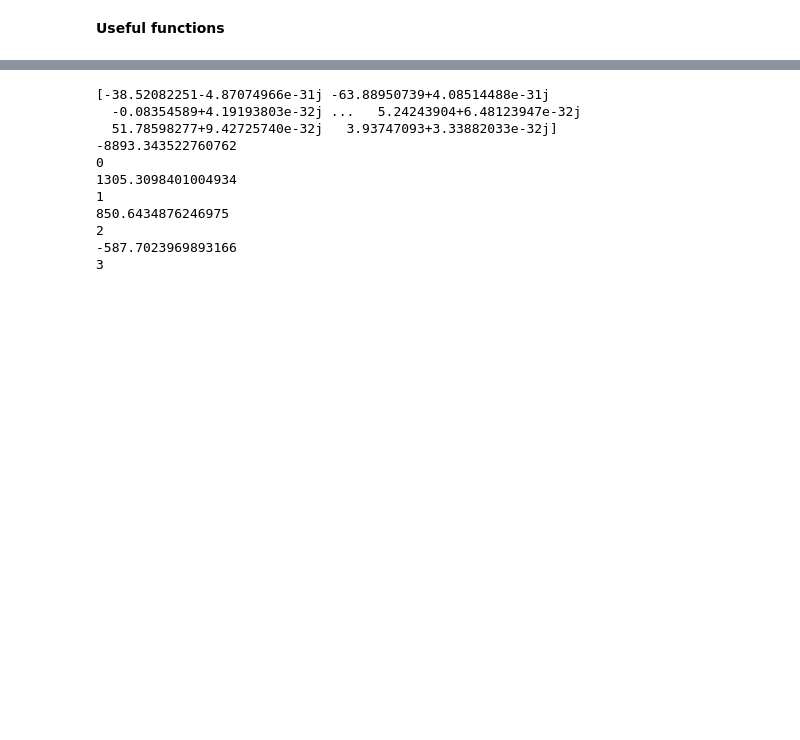
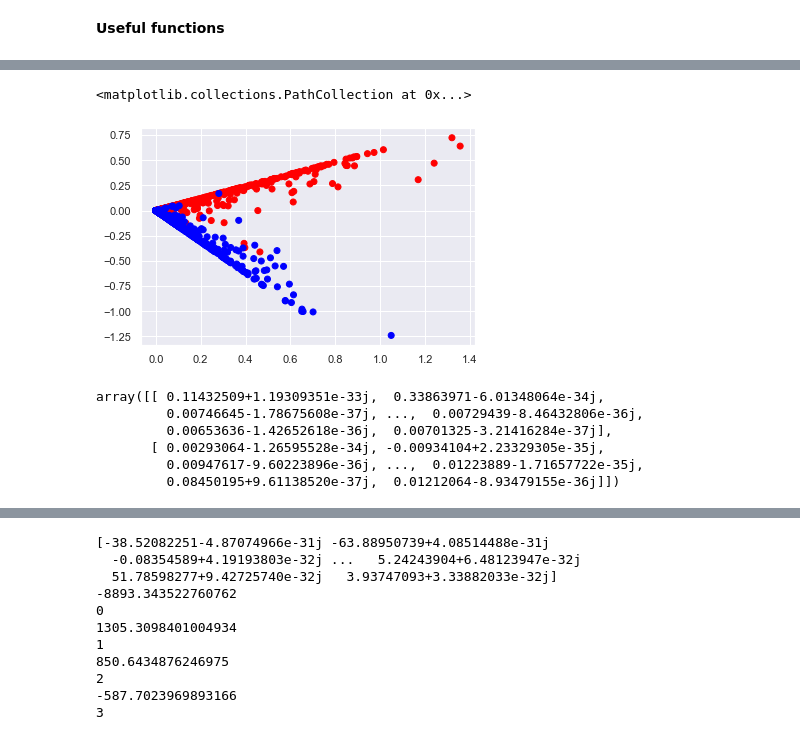
Before and after one commit to joshuap2613/CSBM, a Jupyter notebook: Clean/Reading Blog Posts.ipynb, the cells around one changed output, grey strips where cells are left out. Saved outputs shown, nothing was run; the diff lists cells and outputs as text; code cells hidden in the pictures; blank space fills up the shorter version.

```diff
--- a/Clean/Reading Blog Posts.ipynb
+++ b/Clean/Reading Blog Posts.ipynb
@@ -107,0 +117,10 @@ def projection_descent(A, step_size=.01, steps =100, params = 2):
+# %%
+def rank_d_approx(M, d):
+    vals, vecs = scp.linalg.eig(M)
+
+    D = np.zeros(shape=(M.shape), dtype=float)
+    D[:d, :d] = np.diag(vals.real)[:d,:d]
+    cur_matrix = vecs@ D @vecs.T
+    return np.abs(cur_matrix)
+def frob_dist(X,Y):
+    return np.sum((X-Y)**2)/(len(X)*len(X[0]))
@@ -112,3 +153,5 @@ G = nx.to_undirected(G)
+# %%
+L = np.array([list(G.nodes(data=True))[i][1]['value'] for i in range(len(G.nodes))])
 # %%
 M = nx.to_numpy_array(G)
 # %%
@@ -149,0 +189,6 @@ def get_labels(A, num_labels=2):
+# %%
+eigen_labels = np.real(get_labels(rank_d_approx(M,2))) + np.imag(get_labels(rank_d_approx(M,2)))
+plt.scatter(eigen_labels[0],eigen_labels[1], color = ["red" if elt == 0 else "blue" for elt in L])
+# %% [output]
+<matplotlib.collections.PathCollection at 0x...>
+[figure, added]
@@ -149,0 +197,9 @@ def get_labels(A, num_labels=2):
+# %%
+get_labels(sigmoid(output))
+# %% [output]
+array([[ 0.11432509+1.19309351e-33j,  0.33863971-6.01348064e-34j,
+         0.00746645-1.78675608e-37j, ...,  0.00729439-8.46432806e-36j,
+         0.00653636-1.42652618e-36j,  0.00701325-3.21416284e-37j],
+       [ 0.00293064-1.26595528e-34j, -0.00934104+2.23329305e-35j,
+         0.00947617-9.60223896e-36j, ...,  0.01223889-1.71657722e-35j,
+         0.08450195+9.61138520e-37j,  0.01212064-8.93479155e-36j]])
```
Also changed, not shown: parts of 50 cells of this notebook, 4 other files.
